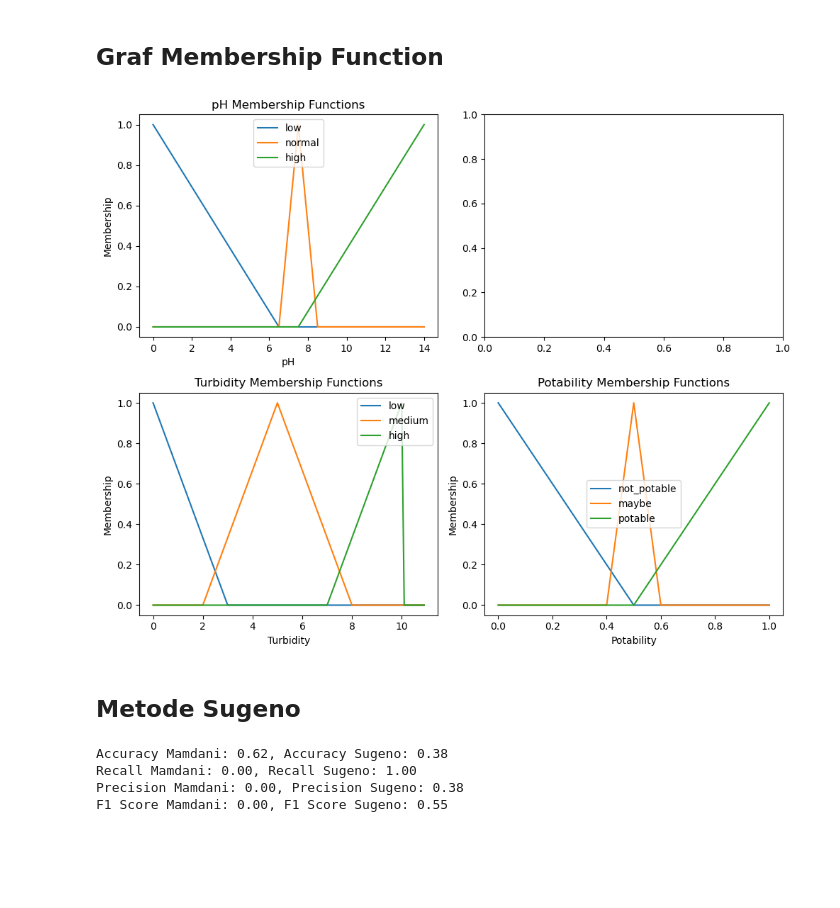
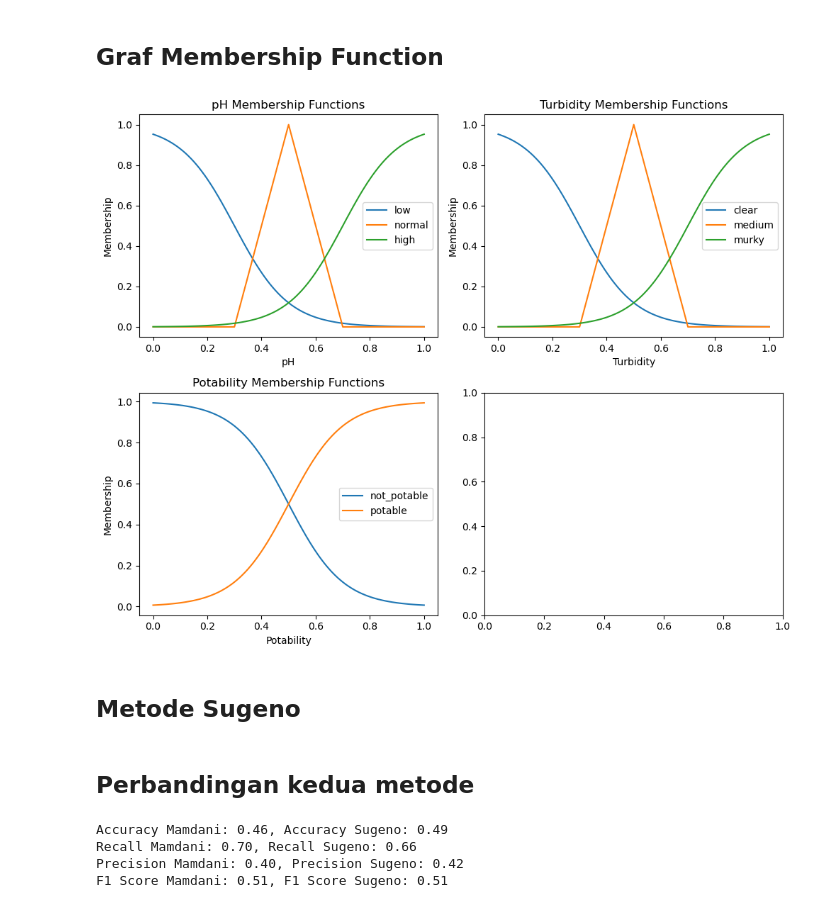
Before and after one commit to AriqNaufalF/tubes-dka, a Jupyter notebook: tubes_DKA.ipynb, the cells around one changed output. Drawn from its saved outputs; the diff is of its cells as text; code cells hidden in the pictures; blank space fills up the shorter version.

```diff
--- a/tubes_DKA.ipynb
+++ b/tubes_DKA.ipynb
@@ -44,10 +43,9 @@ df.head()
 # %% [markdown]
 ## Rentang nilai
 # %%
-ph_area = np.arange(0, 14.1, 0.1) # pH Air
-# solids_area = np.arange(0, 5001, 100) # Jumlah padatan terlarut
-turbidity_area = np.arange(0, 11, 0.1) # Tingkat kekeruhan
-potability_area = np.arange(0, 1.1, 0.1) # Potabilitas air
+ph_area = np.arange(0, 1.01, 0.01) # pH Air
+turbidity_area = np.arange(0, 1.01, 0.01) # Tingkat kekeruhan
+potability_area = np.arange(0, 1.01, 0.01) # Potabilitas air
 # %% [markdown]
 ## Metode Mamdani
 # %%
@@ -102,43 +91,35 @@ def mamdani_inference(ph, turbidity):
 # %%
 # Plotting the membership functions to grid
 fig, ax = plt.subplots(2, 2, figsize=(10, 8))
 
 # pH
 for term in ph.terms:
 	ax[0, 0].plot(ph.universe, ph[term].mf, label=term)
 ax[0, 0].set_title('pH Membership Functions')
 ax[0, 0].set_xlabel('pH')
 ax[0, 0].set_ylabel('Membership')
 ax[0, 0].legend()
 
-# # Solids
-# for term in solids.terms:
-# 	ax[0, 1].plot(solids.universe, solids[term].mf, label=term)
-# ax[0, 1].set_title('Solids Membership Functions')
-# ax[0, 1].set_xlabel('Solids')
-# ax[0, 1].set_ylabel('Membership')
-# ax[0, 1].legend()
-
 # Turbidity
 for term in turbidity.terms:
-	ax[1, 0].plot(turbidity.universe, turbidity[term].mf, label=term)
-ax[1, 0].set_title('Turbidity Membership Functions')
-ax[1, 0].set_xlabel('Turbidity')
+	ax[0, 1].plot(turbidity.universe, turbidity[term].mf, label=term)
+ax[0, 1].set_title('Turbidity Membership Functions')
+ax[0, 1].set_xlabel('Turbidity')
+ax[0, 1].set_ylabel('Membership')
+ax[0, 1].legend()
+
+# Potability
+for term in potability.terms:
+	ax[1, 0].plot(potability.universe, potability[term].mf, label=term)
+ax[1, 0].set_title('Potability Membership Functions')
+ax[1, 0].set_xlabel('Potability')
 ax[1, 0].set_ylabel('Membership')
 ax[1, 0].legend()
 
-# Potability
-for term in potability.terms:
-	ax[1, 1].plot(potability.universe, potability[term].mf, label=term)
-ax[1, 1].set_title('Potability Membership Functions')
-ax[1, 1].set_xlabel('Potability')
-ax[1, 1].set_ylabel('Membership')
-ax[1, 1].legend()
-
 plt.tight_layout()
 plt.show()
 # %% [output]
-[figure, old version]
+[figure, new version]
 # %% [markdown]
 ## Metode Sugeno
 # %%
@@ -172,36 +148,34 @@ def sugeno(ph_val, turb_val):
+# %% [markdown]
+## Perbandingan kedua metode
 # %%
-y_true = df_sampel[target].values
+y_true = df_sample[target].values
 y_pred_mamdani = []
 y_pred_sugeno = []
 
-# Loop through the sample data
-for _, row in df_sampel.iterrows():
-    ph_val, turb_val = row[['ph', 'Turbidity']]
+for _, row in df_sample.iterrows():
+    ph_val, turb_val = row[features]
 
-    # Get the output from Mamdani and Sugeno
     potability_mamdani = mamdani_inference(ph_val, turb_val)
     potability_sugeno = sugeno(ph_val, turb_val)
 
-    # Append the results to the list
-    y_pred_mamdani.append(1 if potability_mamdani >= 0.5 else 0)
-    y_pred_sugeno.append(1 if potability_sugeno >= 0.5 else 0)
+    y_pred_mamdani.append(1 if potability_mamdani > 0.5 else 0)
+    y_pred_sugeno.append(1 if potability_sugeno > 0.5 else 0)
 
-# Calculate accuracy and F1 score
 accuracy_mamdani = accuracy_score(y_true, y_pred_mamdani)
 accuracy_sugeno = accuracy_score(y_true, y_pred_sugeno)
-f1_mamdani = f1_score(y_true, y_pred_mamdani)
-f1_sugeno = f1_score(y_true, y_pred_sugeno)
-recall_mamdani = recall_score(y_true, y_pred_mamdani)
-recall_sugeno = recall_score(y_true, y_pred_sugeno)
-precision_mamdani = precision_score(y_true, y_pred_mamdani)
-precision_sugeno = precision_score(y_true, y_pred_sugeno)
+f1_mamdani = f1_score(y_true, y_pred_mamdani,)
+f1_sugeno = f1_score(y_true, y_pred_sugeno,)
+recall_mamdani = recall_score(y_true, y_pred_mamdani,)
+recall_sugeno = recall_score(y_true, y_pred_sugeno,)
+precision_mamdani = precision_score(y_true, y_pred_mamdani,)
+precision_sugeno = precision_score(y_true, y_pred_sugeno,)
 
 print(f"Accuracy Mamdani: {accuracy_mamdani:.2f}, Accuracy Sugeno: {accuracy_sugeno:.2f}")
 print(f"Recall Mamdani: {recall_mamdani:.2f}, Recall Sugeno: {recall_sugeno:.2f}")
 print(f"Precision Mamdani: {precision_mamdani:.2f}, Precision Sugeno: {precision_sugeno:.2f}")
 print(f"F1 Score Mamdani: {f1_mamdani:.2f}, F1 Score Sugeno: {f1_sugeno:.2f}")
 # %% [output]
-Accuracy Mamdani: 0.62, Accuracy Sugeno: 0.38
-Recall Mamdani: 0.00, Recall Sugeno: 1.00
-Precision Mamdani: 0.00, Precision Sugeno: 0.38
-F1 Score Mamdani: 0.00, F1 Score Sugeno: 0.55
+Accuracy Mamdani: 0.46, Accuracy Sugeno: 0.49
+Recall Mamdani: 0.70, Recall Sugeno: 0.66
+Precision Mamdani: 0.40, Precision Sugeno: 0.42
+F1 Score Mamdani: 0.51, F1 Score Sugeno: 0.51
```
Also changed, not shown: parts of 3 cells of this notebook.
